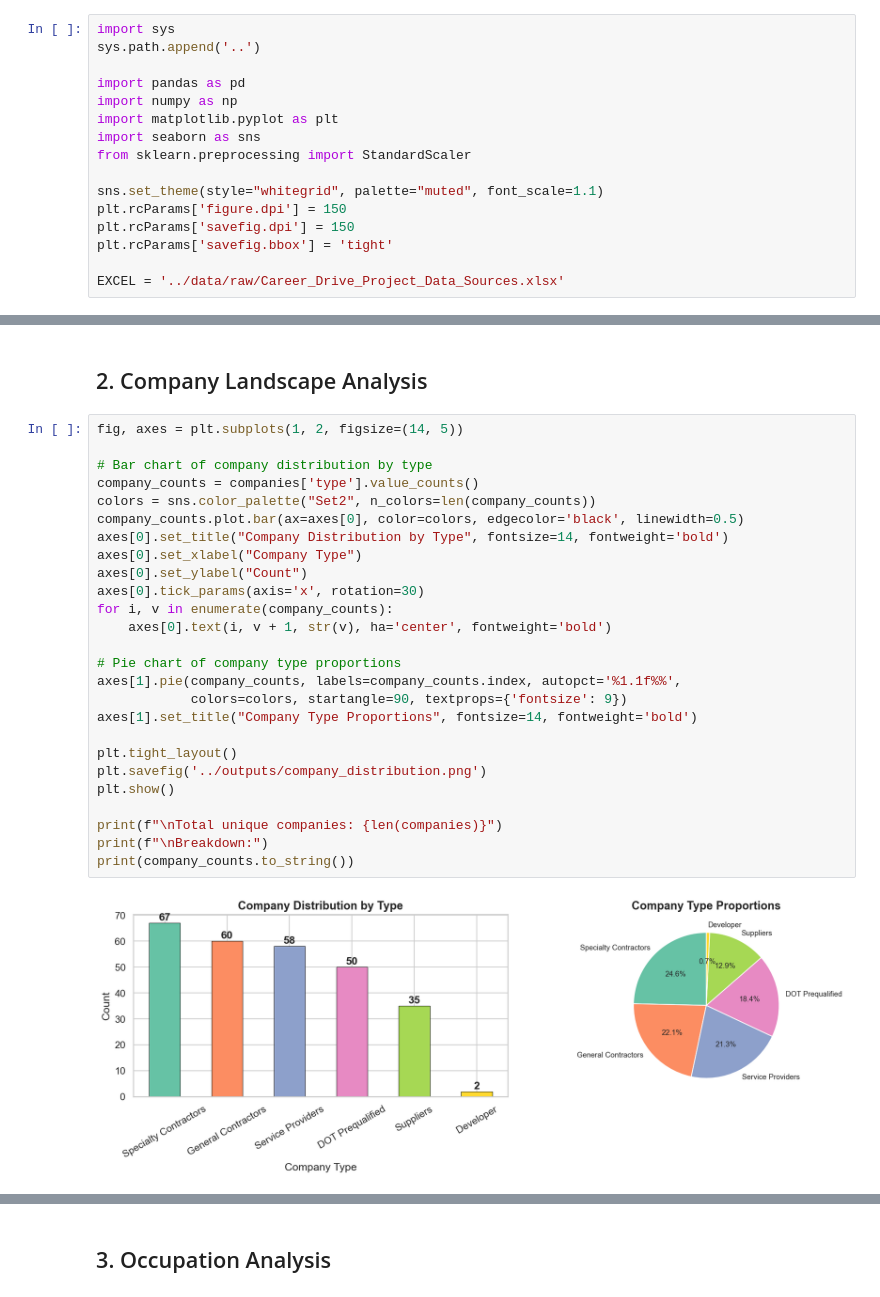
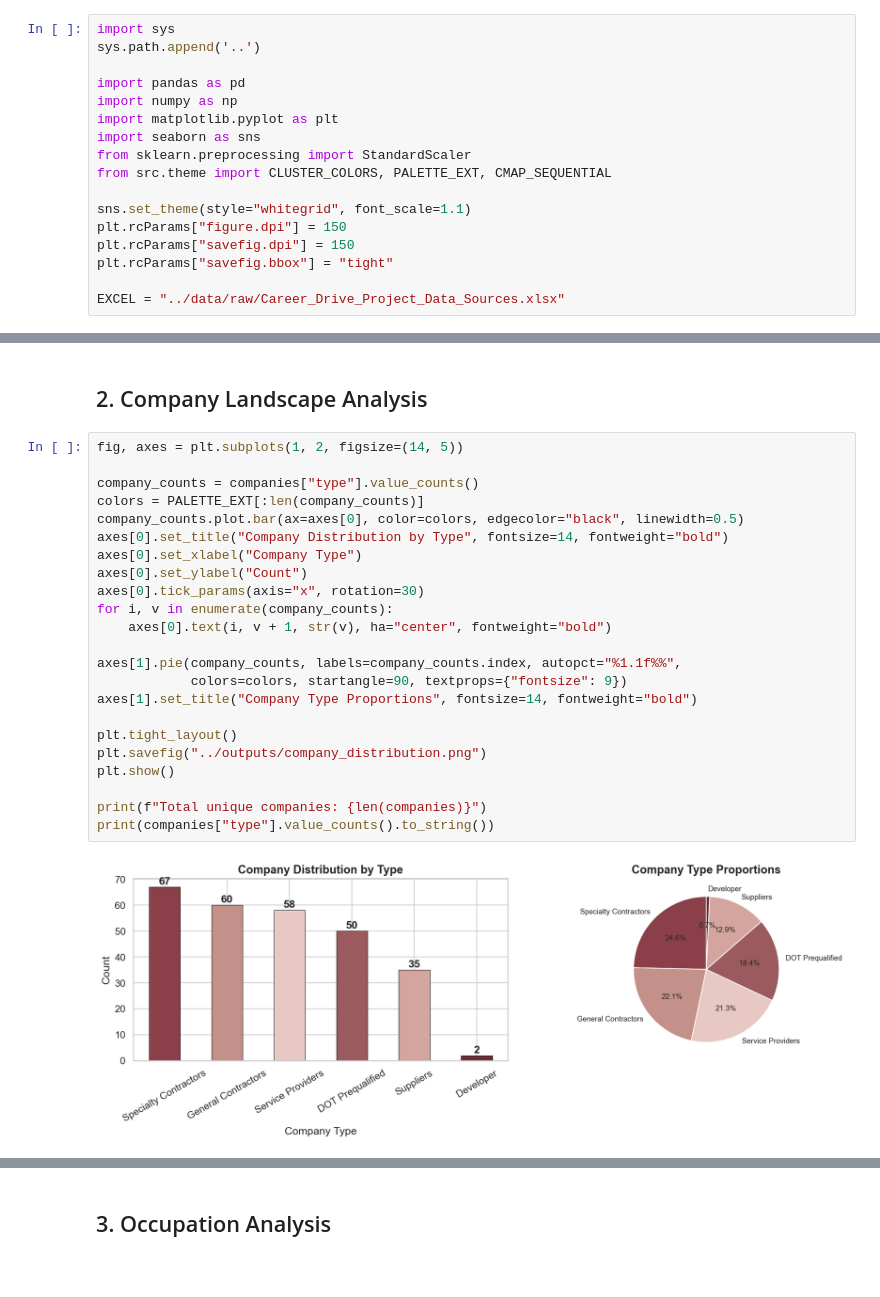
Before and after one commit to zongyang078/CareerDrive, a Jupyter notebook: notebooks/03_eda.ipynb, the cells around one changed output, grey strips where cells are left out. Cells and saved outputs as stored; diff of their text form.

```diff
--- a/notebooks/03_eda.ipynb
+++ b/notebooks/03_eda.ipynb
@@ -36,13 +36,14 @@ import numpy as np
 import matplotlib.pyplot as plt
 import seaborn as sns
 from sklearn.preprocessing import StandardScaler
+from src.theme import CLUSTER_COLORS, PALETTE_EXT, CMAP_SEQUENTIAL
 
-sns.set_theme(style="whitegrid", palette="muted", font_scale=1.1)
-plt.rcParams['figure.dpi'] = 150
-plt.rcParams['savefig.dpi'] = 150
-plt.rcParams['savefig.bbox'] = 'tight'
+sns.set_theme(style="whitegrid", font_scale=1.1)
+plt.rcParams["figure.dpi"] = 150
+plt.rcParams["savefig.dpi"] = 150
+plt.rcParams["savefig.bbox"] = "tight"
 
-EXCEL = '../data/raw/Career_Drive_Project_Data_Sources.xlsx'
+EXCEL = "../data/raw/Career_Drive_Project_Data_Sources.xlsx"
 # %%
 # Load all processed datasets
 agc = pd.read_csv('../data/processed/agc_members.csv')
@@ -78,29 +79,26 @@ UMaine Programs:       10
 # %%
 fig, axes = plt.subplots(1, 2, figsize=(14, 5))
 
-# Bar chart of company distribution by type
-company_counts = companies['type'].value_counts()
-colors = sns.color_palette("Set2", n_colors=len(company_counts))
-company_counts.plot.bar(ax=axes[0], color=colors, edgecolor='black', linewidth=0.5)
-axes[0].set_title("Company Distribution by Type", fontsize=14, fontweight='bold')
+company_counts = companies["type"].value_counts()
+colors = PALETTE_EXT[:len(company_counts)]
+company_counts.plot.bar(ax=axes[0], color=colors, edgecolor="black", linewidth=0.5)
+axes[0].set_title("Company Distribution by Type", fontsize=14, fontweight="bold")
 axes[0].set_xlabel("Company Type")
 axes[0].set_ylabel("Count")
-axes[0].tick_params(axis='x', rotation=30)
+axes[0].tick_params(axis="x", rotation=30)
 for i, v in enumerate(company_counts):
-    axes[0].text(i, v + 1, str(v), ha='center', fontweight='bold')
+    axes[0].text(i, v + 1, str(v), ha="center", fontweight="bold")
 
-# Pie chart of company type proportions
-axes[1].pie(company_counts, labels=company_counts.index, autopct='%1.1f%%',
-            colors=colors, startangle=90, textprops={'fontsize': 9})
-axes[1].set_title("Company Type Proportions", fontsize=14, fontweight='bold')
+axes[1].pie(company_counts, labels=company_counts.index, autopct="%1.1f%%",
+            colors=colors, startangle=90, textprops={"fontsize": 9})
+axes[1].set_title("Company Type Proportions", fontsize=14, fontweight="bold")
 
 plt.tight_layout()
-plt.savefig('../outputs/company_distribution.png')
+plt.savefig("../outputs/company_distribution.png")
 plt.show()
 
-print(f"\nTotal unique companies: {len(companies)}")
-print(f"\nBreakdown:")
-print(company_counts.to_string())
+print(f"Total unique companies: {len(companies)}")
+print(companies["type"].value_counts().to_string())
 # %% [output]
-[figure, old version]
+[figure, new version]
 Total unique companies: 272
```
Also changed, not shown: parts of 6 cells of this notebook, 18 other files.
